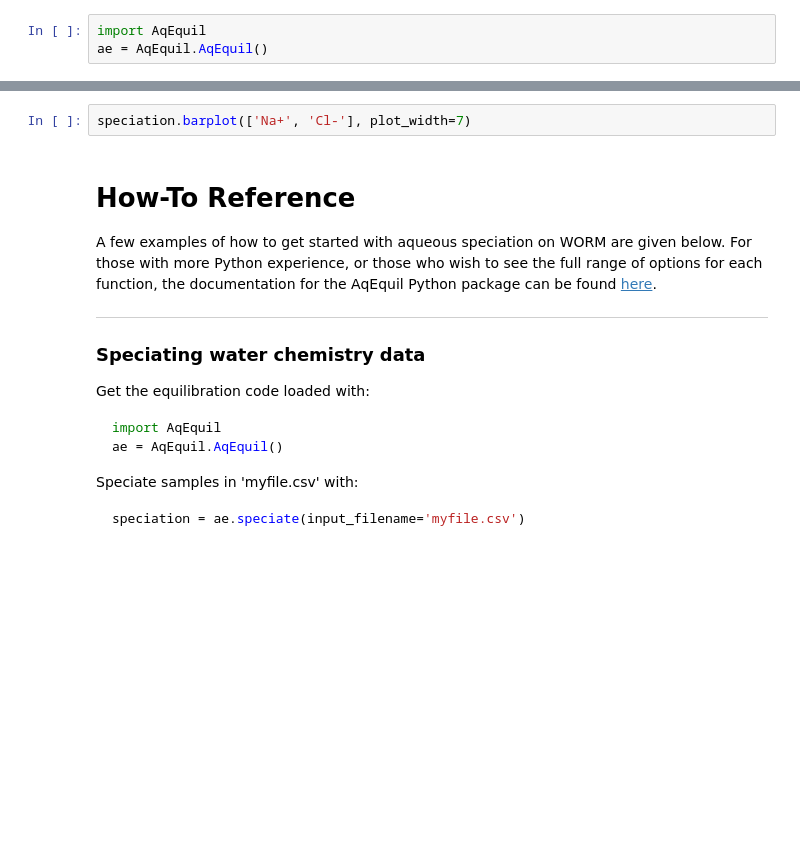
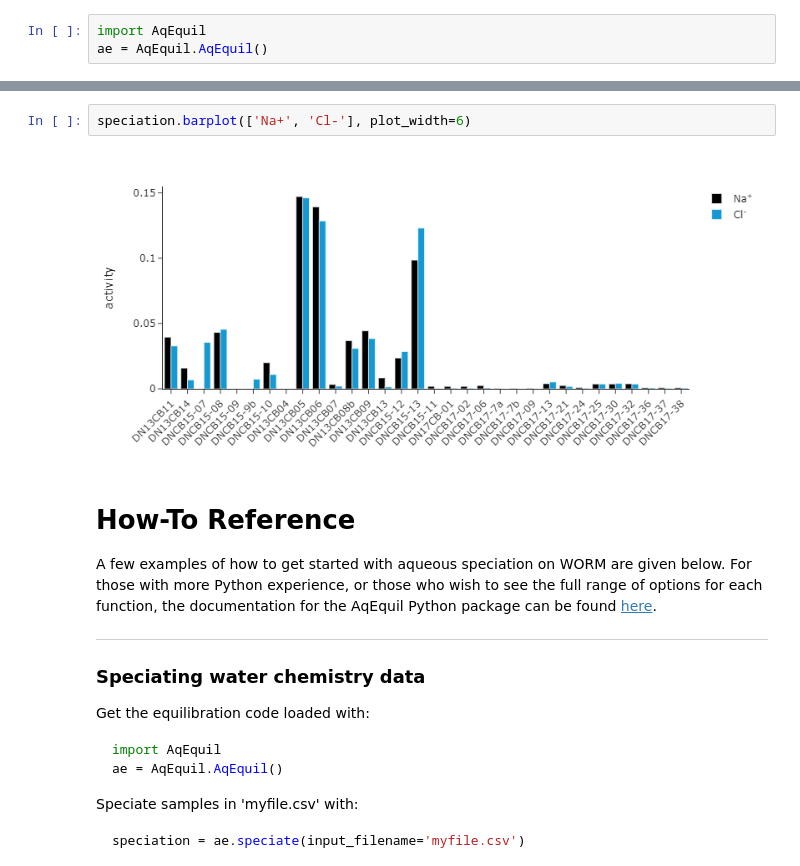
Before and after one commit to worm-portal/WORM-Library, a Jupyter notebook: WORKSHOP/Breakout.ipynb, the cells around one changed output, grey strips where cells are left out. Drawn from its saved outputs; the diff is of its cells as text; blank space fills up the shorter version.

```diff
--- a/WORKSHOP/Breakout.ipynb
+++ b/WORKSHOP/Breakout.ipynb
@@ -61,5 +122,7 @@ speciation.scatterplot('pH', ['CO3-2', 'HCO3-', 'CO2', 'Ca(HCO3)+'])
 # %%
-speciation.barplot(['Na+', 'Cl-'], plot_width=7)
+speciation.barplot(['Na+', 'Cl-'], plot_width=6)
+# %% [output]
+[figure, added]
 # %% [markdown]
 # How-To Reference
 
```
Also changed, not shown: parts of 9 cells of this notebook, 7 other files.
